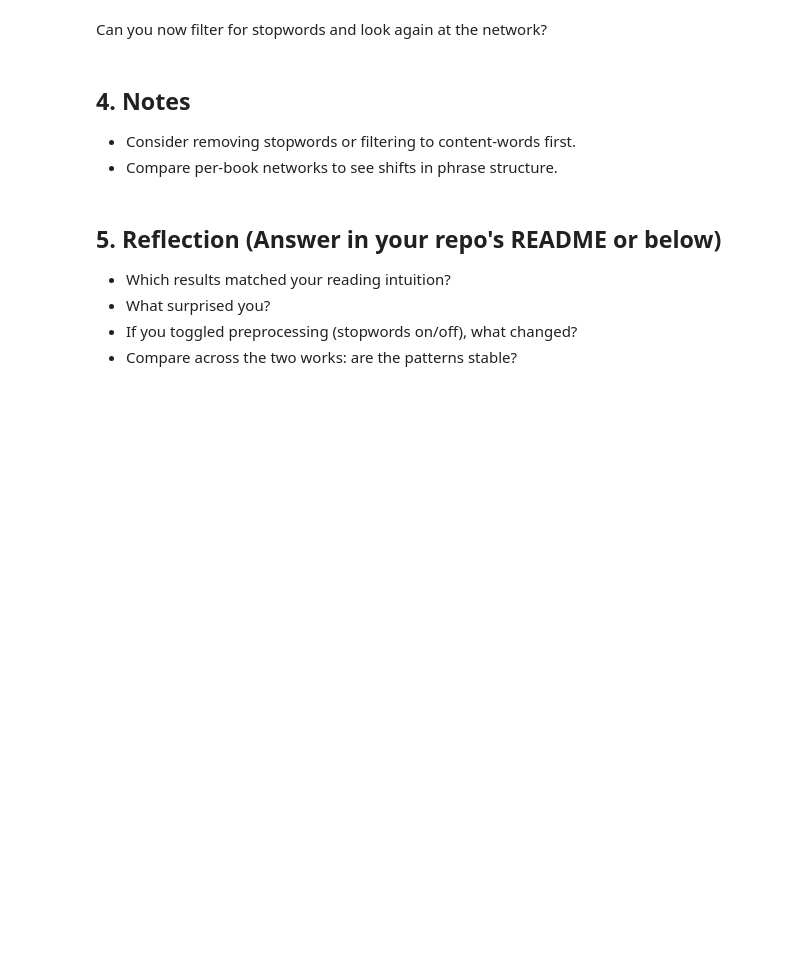
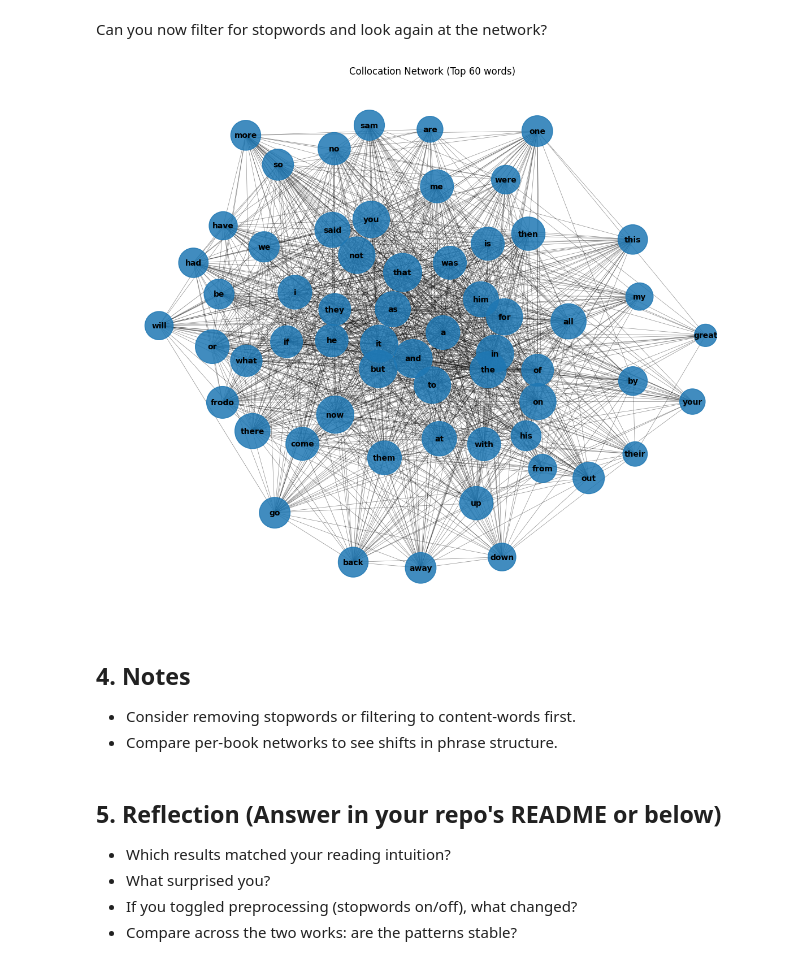
Before and after one commit to Team-DVA/applied-NLP-week2, a Jupyter notebook: notebooks/5_AppliedNLP_Session2_Collocation_Network.ipynb, the cells around one changed output. Saved outputs shown, nothing was run; the diff lists cells and outputs as text; code cells hidden in the pictures; blank space fills up the shorter version.

```diff
--- a/notebooks/5_AppliedNLP_Session2_Collocation_Network.ipynb
+++ b/notebooks/5_AppliedNLP_Session2_Collocation_Network.ipynb
@@ -167,15 +167,20 @@ def normalize_text(t: str) -> str:
 
 text1 = normalize_text(load_text(CONFIG["book1_path"]))
 text2 = normalize_text(load_text(CONFIG["book2_path"]))
+text3 = normalize_text(load_text(CONFIG["book3_path"]))
 
 tokens1 = WORD_RE.findall(text1.lower())
 tokens2 = WORD_RE.findall(text2.lower())
+tokens3 = WORD_RE.findall(text3.lower())
 
 if CONFIG["use_stopwords"]:
     tokens1 = [t for t in tokens1 if t not in STOPWORDS]
     tokens2 = [t for t in tokens2 if t not in STOPWORDS]
+    tokens3 = [t for t in tokens3 if t not in STOPWORDS]
 
-tokens = tokens1 + tokens2
+tokens = tokens1 + tokens2 + tokens3
+
+len(tokens1), len(tokens2), len(tokens3), len(tokens)
 
 len(tokens1), len(tokens2), len(tokens)
 
@@ -270,25 +294,52 @@ else:
 # %% [markdown]
 Can you now filter for stopwords and look again at the network?
 # %%
-fig_network = plt.figure(figsize=(10,8))
-pos = nx.spring_layout(H, k=0.25, iterations=50, seed=42)
+# ---- CONFIG ----
+TOP_N = 60   # number of top nodes to keep
+# ----------------
+
+# Keep only the top N nodes by degree
 deg = dict(H.degree())
-wts = [H[u][v]["weight"] for u,v in H.edges()]
+top_nodes = sorted(deg, key=deg.get, reverse=True)[:TOP_N]
+
+# Induce a subgraph with only these important nodes
+H_small = H.subgraph(top_nodes).copy()
+
+plt.figure(figsize=(12, 10))
+pos = nx.spring_layout(H_small, k=0.35, iterations=50, seed=42)
+
+deg_small = dict(H_small.degree())
+wts = [H_small[u][v]["weight"] for u,v in H_small.edges()]
 
 if wts:
     wmin, wmax = min(wts), max(wts)
-    ew = [0.5 + 2.5*(w - wmin)/(wmax - wmin + 1e-9) for w in wts]
+    ew = [0.5 + 3.0*(w - wmin)/(wmax - wmin + 1e-9) for w in wts]
 else:
     ew = []
 
-nx.draw_networkx_nodes(H, pos, node_size=[24 + 6*deg[n] for n in H], alpha=0.85)
-nx.draw_networkx_edges(H, pos, width=ew, alpha=0.35)
+nx.draw_networkx_nodes(
+    H_small, pos,
+    node_size=[100 + 40*deg_small[n] for n in H_small],
+    alpha=0.85
+)
 
-# Label a few hubs
-top_nodes = sorted(deg, key=deg.get, reverse=True)[:20]
-nx.draw_networkx_labels(H, pos, labels={n:n for n in top_nodes}, font_size=9)
-plt.title(f"Collocation Network (min bigram count ≥ {min_c})")
-plt.axis("off"); plt.tight_layout(); plt.show()
+nx.draw_networkx_edges(
+    H_small, pos,
+    width=ew, alpha=0.45
+)
+
+nx.draw_networkx_labels(
+    H_small, pos,
+    font_size=10,
+    font_weight='bold'
+)
+
+plt.title(f"Collocation Network (Top {TOP_N} words)")
+plt.axis("off")
+plt.tight_layout()
+plt.show()
+# %% [output]
+[figure, added]
 # %% [markdown]
 ## 4. Notes
 
```
Also changed, not shown: parts of 3 cells of this notebook, 4 other files.
